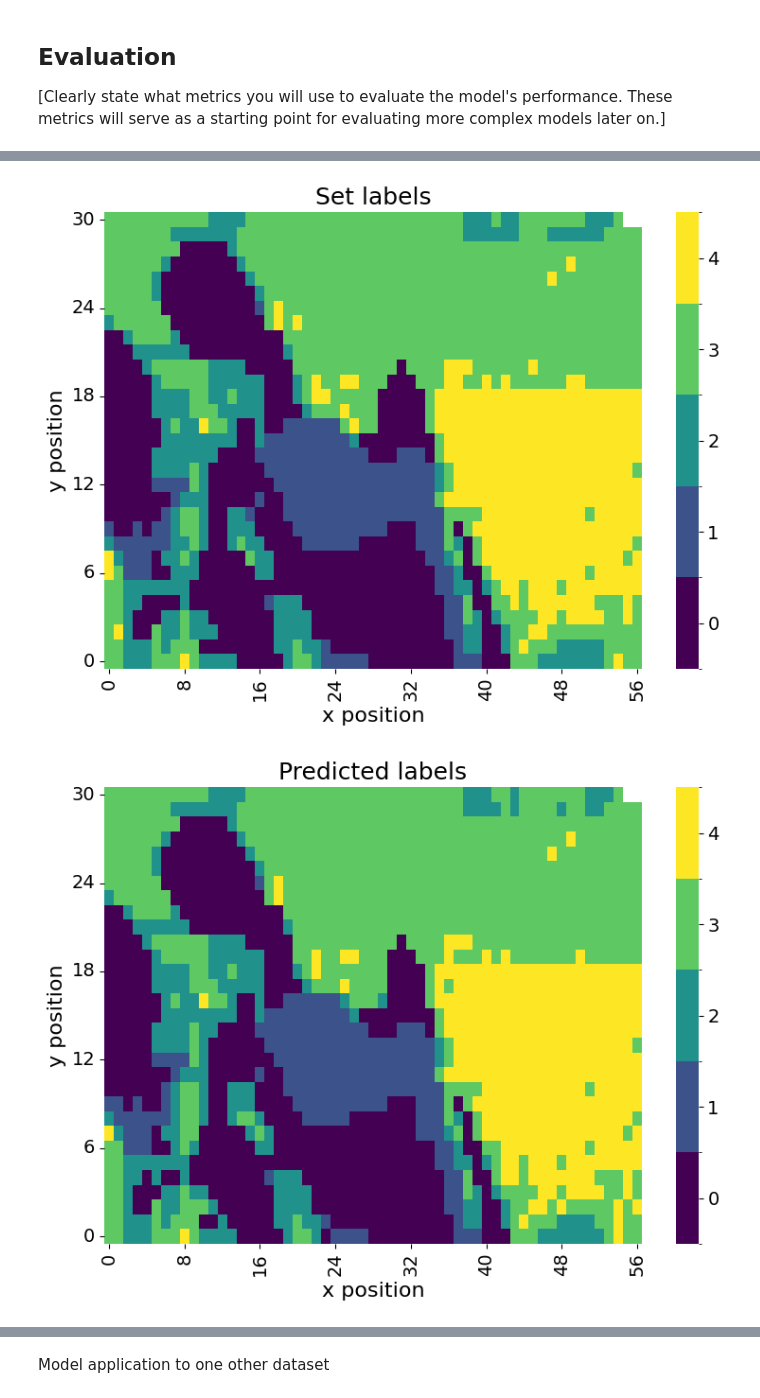
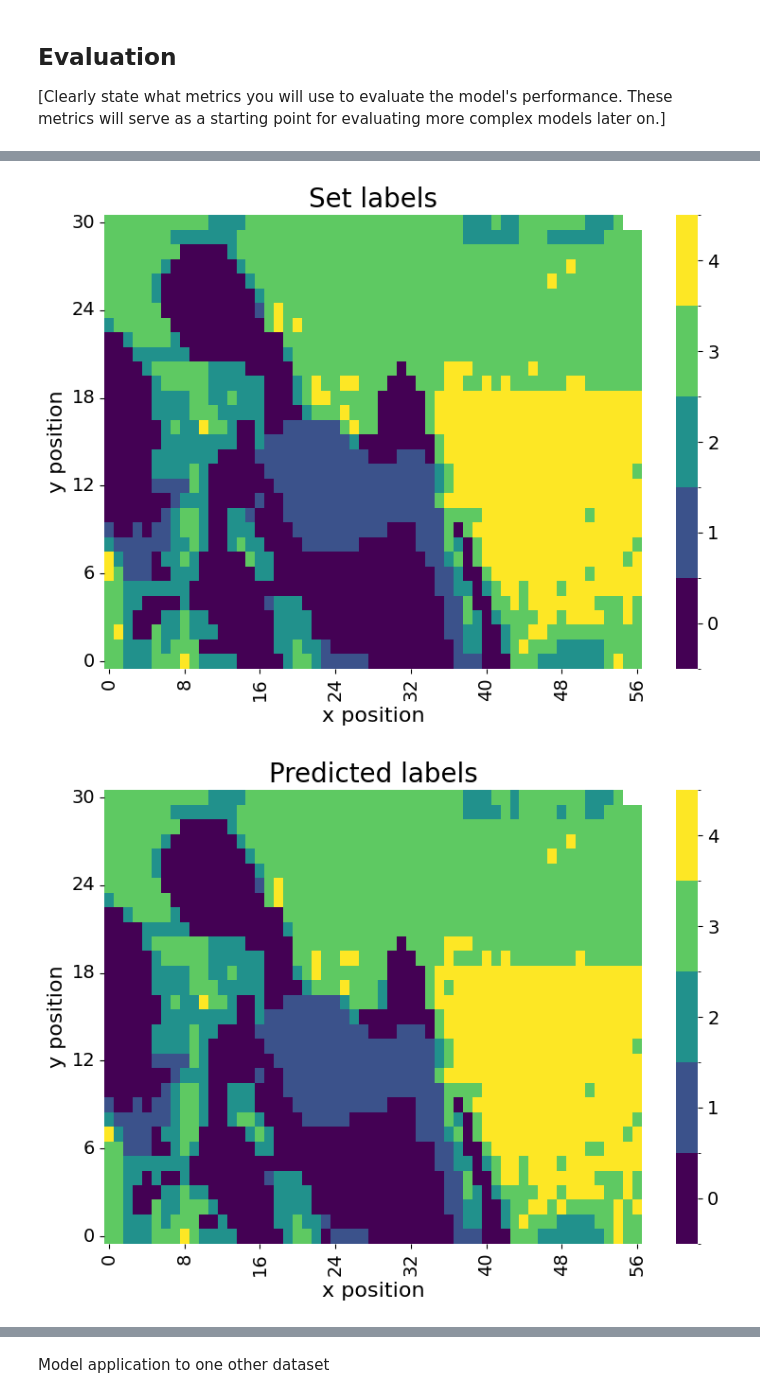
Before and after one commit to Torbus2025/photoemission_quality, a Jupyter notebook: 2_BaselineModel/baseline_model_best.ipynb, the cells around one changed output, grey strips where cells are left out. Saved outputs shown, nothing was run; the diff lists cells and outputs as text; code cells hidden in the pictures.

```diff
--- a/2_BaselineModel/baseline_model_best.ipynb
+++ b/2_BaselineModel/baseline_model_best.ipynb
@@ -32,9 +32,11 @@ from sklearn.pipeline import Pipeline
 # df = pd.read_csv('your_dataset.csv')
 #hf = h5py.File('.../ML/data/x_y_grid_20260417_105734_020_z000000_snapshot_20260504_103145.h5', 'r')
 #labels_df = pd.read_csv('.../ML/data/Classification_table.csv', delimiter=';', usecols=['Symmetrie', 'Resolution'])
+hf = h5py.File('/Users/atimm/Documents/ML/data/x_y_grid_20260417_105734_020_z000000_snapshot_20260504_103145.h5', 'r')
+labels_df = pd.read_excel('/Users/atimm/Documents/ML/data/Classification_table_Version3.xlsx', usecols=['Resolution'])
 
-hf = h5py.File('/Users/katharinasteinkirchner/Documents/Machine Learning/x_y_grid_20260417_105734_020_z000000_snapshot_20260504_103145.h5', 'r')
-labels_df = pd.read_excel('/Users/katharinasteinkirchner/Documents/Machine Learning/Classification_table_Version3.xlsx', usecols=['Resolution'])
+# hf = h5py.File('/Users/katharinasteinkirchner/Documents/Machine Learning/x_y_grid_20260417_105734_020_z000000_snapshot_20260504_103145.h5', 'r')
+# labels_df = pd.read_excel('/Users/katharinasteinkirchner/Documents/Machine Learning/Classification_table_Version3.xlsx', usecols=['Resolution'])
 
 # Feature selection
 # Example: Selecting only two features for a simple baseline model
@@ -254,7 +256,7 @@ ax.set_yticklabels(yticks)
 
 ax.set_xlabel("x position", fontsize=16)
 ax.set_ylabel("y position", fontsize=16)
-ax.set_title("Set labels", fontsize=18)
+ax.set_title("Set labels", fontsize=20)
 ax.tick_params(axis="both", labelsize=14)
 
 cbar = heatmap.collections[0].colorbar
@@ -263,6 +265,8 @@ cbar.set_ticklabels(["0", "1", "2", "3", "4"])
 cbar.ax.tick_params(labelsize=14)
 
 plt.tight_layout()
+
+plt.savefig('ground_truth_labels.pdf', bbox_inches='tight', pad_inches=0.06)
 plt.show()
 
 # ==================================================
@@ -288,7 +292,7 @@ ax.set_yticklabels(yticks)
 
 ax.set_xlabel("x position", fontsize=16)
 ax.set_ylabel("y position", fontsize=16)
-ax.set_title("Predicted labels", fontsize=18)
+ax.set_title("Predicted labels", fontsize=20)
 ax.tick_params(axis="both", labelsize=14)
 
 cbar = heatmap.collections[0].colorbar
@@ -297,6 +301,8 @@ cbar.set_ticklabels(["0", "1", "2", "3", "4"])
 cbar.ax.tick_params(labelsize=14)
 
 plt.tight_layout()
+
+plt.savefig('predicted_labels.pdf', bbox_inches='tight', pad_inches=0.06)
 plt.show()
 
 # ==================================================
@@ -322,7 +328,7 @@ ax.set_yticklabels(yticks)
 
 ax.set_xlabel("x position", fontsize=16)
 ax.set_ylabel("y position", fontsize=16)
-ax.set_title("Differences", fontsize=18)
+ax.set_title("Differences", fontsize=20)
 ax.tick_params(axis="both", labelsize=14)
 
 cbar = heatmap.collections[0].colorbar
@@ -341,5 +347,5 @@ Predicted class distribution:
 4 304
 2
 Total samples: 1765, Padded samples: 1767
-[figure, old version]
+[figure, new version]
-[figure, old version]
+[figure, new version]
```
Also changed, not shown: parts of 5 cells of this notebook, 2 other files.
